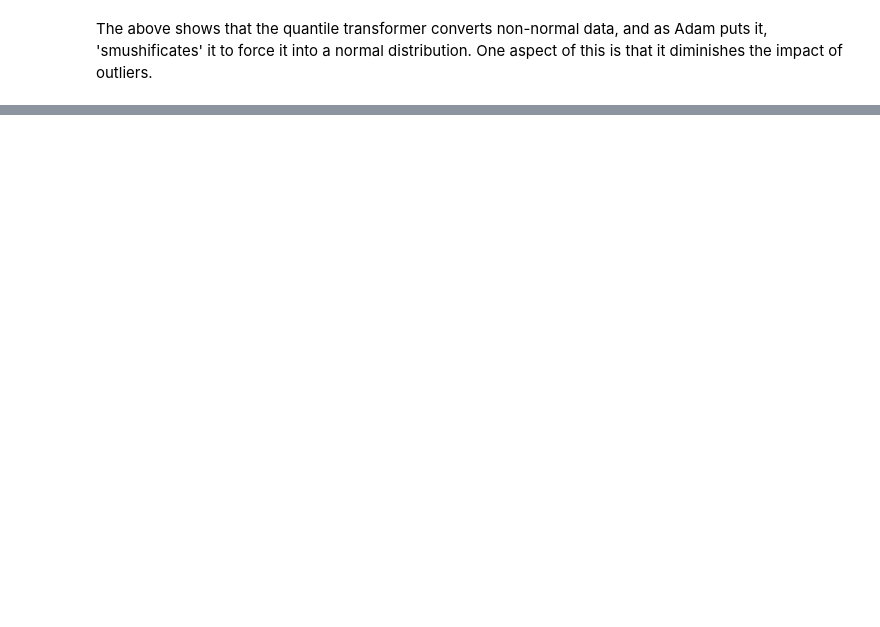
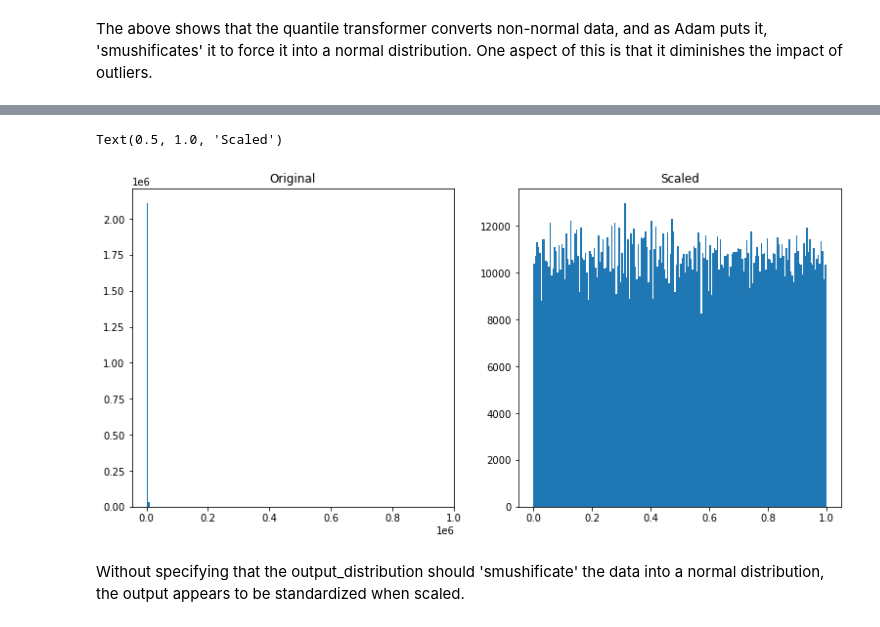
Before and after one commit to greg-maggard/regression_exercises, a Jupyter notebook: scaling.ipynb, the cells around one changed output, grey strips where cells are left out. Saved outputs shown, nothing was run; the diff lists cells and outputs as text; code cells hidden in the pictures; blank space fills up the shorter version.

```diff
--- a/scaling.ipynb
+++ b/scaling.ipynb
@@ -210,0 +228,4 @@ The above shows that the quantile transformer converts non-normal data, and as A
+# %%
+qt = df[['calculatedfinishedsquarefeet']]
+qnt_transformer = QuantileTransformer()
+qnt_transformer.fit(qt)
@@ -210,0 +234,4 @@ The above shows that the quantile transformer converts non-normal data, and as A
+# %%
+scaled_qt = qnt_transformer.transform(qt)
+qt['sqft_scaled'] = scaled_qt
+qt
@@ -210,0 +252,14 @@ The above shows that the quantile transformer converts non-normal data, and as A
+# %%
+#Copied Adam's code and changed variables to graph distributions:
+plt.figure(figsize=(13, 6))
+plt.subplot(121)
+plt.hist(qt['calculatedfinishedsquarefeet'], bins=200)
+plt.title('Original')
+plt.subplot(122)
+plt.hist(qt['sqft_scaled'], bins=200)
+plt.title('Scaled')
+# %% [output]
+Text(0.5, 1.0, 'Scaled')
+[figure, added]
+# %% [markdown]
+Without specifying that the output_distribution should 'smushificate' the data into a normal distribution, the output appears to be standardized when scaled.
```
Also changed, not shown: parts of 9 cells of this notebook, 1 other file.
